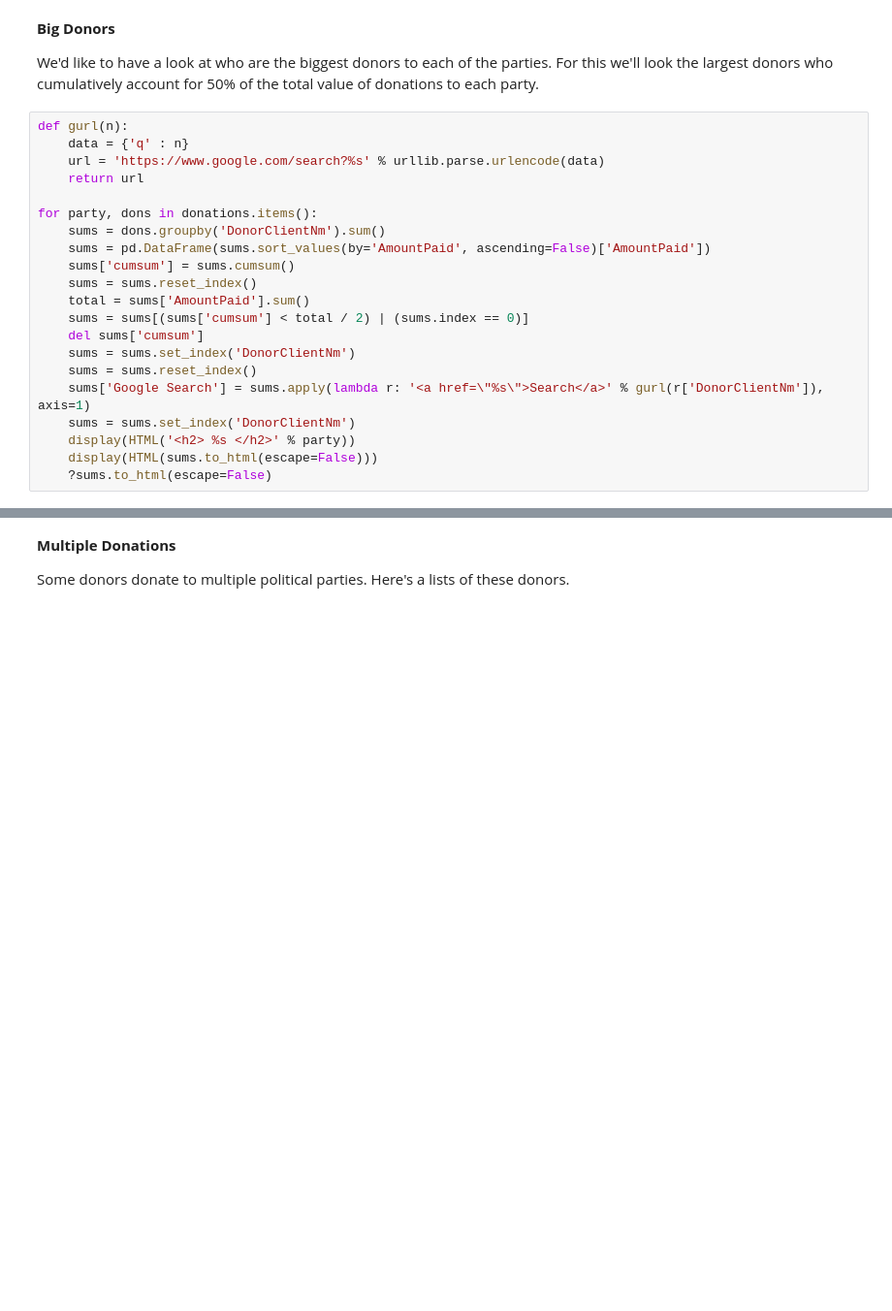
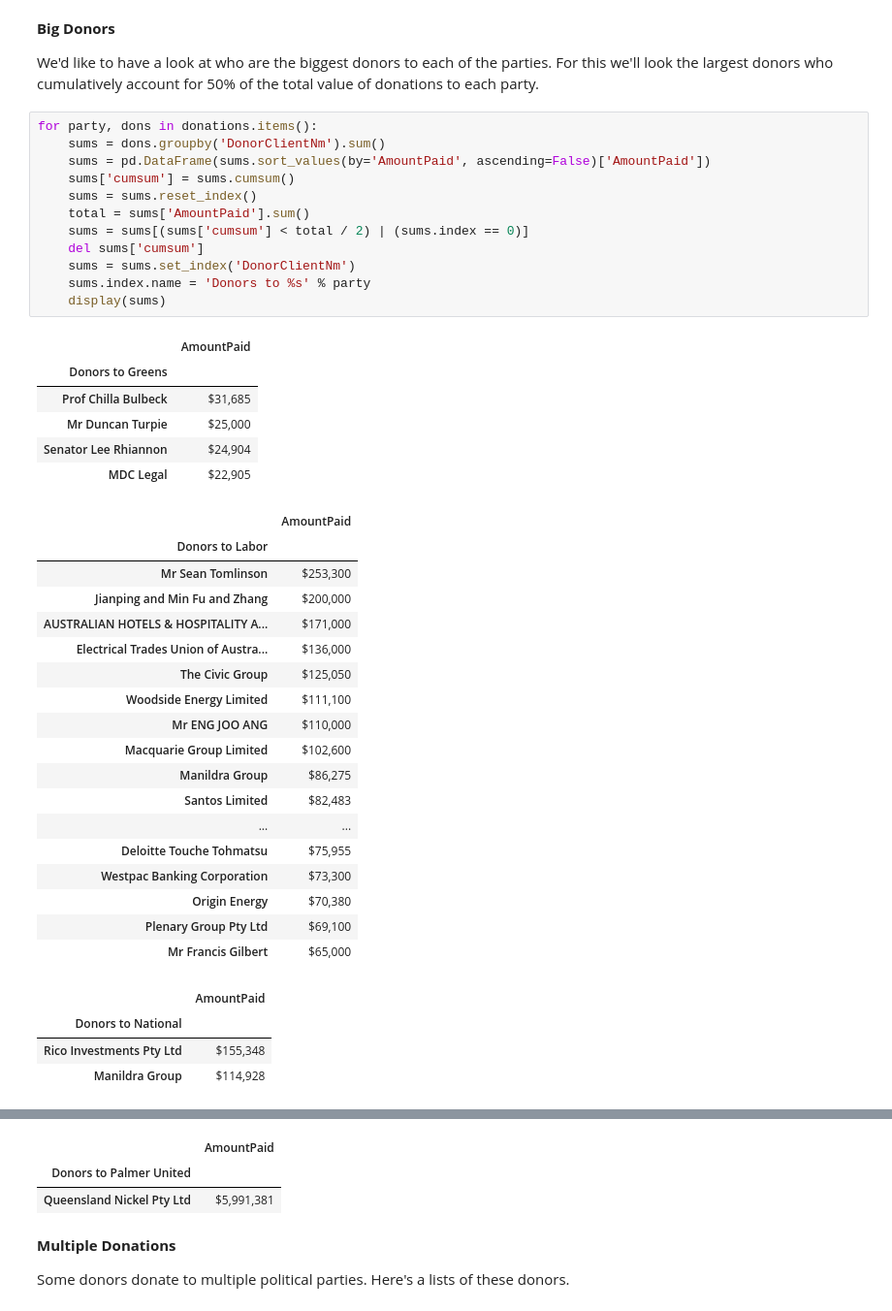
Before and after one commit to adamjoshuagray/Australian-Political-Donations, a Jupyter notebook: Donations.ipynb, the cells around one changed output, grey strips where cells are left out. Shown at 97% size. Drawn from its saved outputs; the diff is of its cells as text; blank space fills up the shorter version.

```diff
--- a/Donations.ipynb
+++ b/Donations.ipynb
@@ -156,23 +156,43 @@ __Big Donors__
 
 We'd like to have a look at who are the biggest donors to each of the parties. For this we'll look the largest donors who cumulatively account for 50% of the total value of donations to each party.
 # %%
-def gurl(n):
-    data = {'q' : n}
-    url = 'https://www.google.com/search?%s' % urllib.parse.urlencode(data)
-    return url
-
 for party, dons in donations.items():
     sums = dons.groupby('DonorClientNm').sum()
     sums = pd.DataFrame(sums.sort_values(by='AmountPaid', ascending=False)['AmountPaid'])
     sums['cumsum'] = sums.cumsum()
     sums = sums.reset_index()
     total = sums['AmountPaid'].sum()
     sums = sums[(sums['cumsum'] < total / 2) | (sums.index == 0)]
     del sums['cumsum']
     sums = sums.set_index('DonorClientNm')
-    sums = sums.reset_index()
-    sums['Google Search'] = sums.apply(lambda r: '<a href=\"%s\">Search</a>' % gurl(r['DonorClientNm']), axis=1)
-    sums = sums.set_index('DonorClientNm')
-    display(HTML('<h2> %s </h2>' % party))
-    display(HTML(sums.to_html(escape=False)))
-    ?sums.to_html(escape=False)
+    sums.index.name = 'Donors to %s' % party
+    display(sums)
+# %% [output]
+|  | AmountPaid |
+| Donors to Greens |  |
+| Prof Chilla Bulbeck | $31,685 |
+| Mr Duncan Turpie | $25,000 |
+| Senator Lee Rhiannon | $24,904 |
+| MDC Legal | $22,905 |
+|  | AmountPaid |
+| Donors to Labor |  |
+| Mr Sean Tomlinson | $253,300 |
+| Jianping and Min Fu and Zhang | $200,000 |
+| AUSTRALIAN HOTELS & HOSPITALITY A... | $171,000 |
+| Electrical Trades Union of Austra... | $136,000 |
+| The Civic Group | $125,050 |
+| Woodside Energy Limited | $111,100 |
+| Mr ENG JOO ANG | $110,000 |
+| Macquarie Group Limited | $102,600 |
+| Manildra Group | $86,275 |
+| Santos Limited | $82,483 |
+| ... | ... |
+| Deloitte Touche Tohmatsu | $75,955 |
+| Westpac Banking Corporation | $73,300 |
+| Origin Energy | $70,380 |
+| Plenary Group Pty Ltd | $69,100 |
+| Mr Francis Gilbert | $65,000 |
+|  | AmountPaid |
+| Donors to National |  |
+| Rico Investments Pty Ltd | $155,348 |
+| Manildra Group | $114,928 |
@@ -179,3 +217,6 @@ for party, dons in donations.items():
+|  | AmountPaid |
+| Donors to Palmer United |  |
+| Queensland Nickel Pty Ltd | $5,991,381 |
 # %% [markdown]
 __Multiple Donations__
 
```
Also changed, not shown: parts of 4 cells of this notebook.
